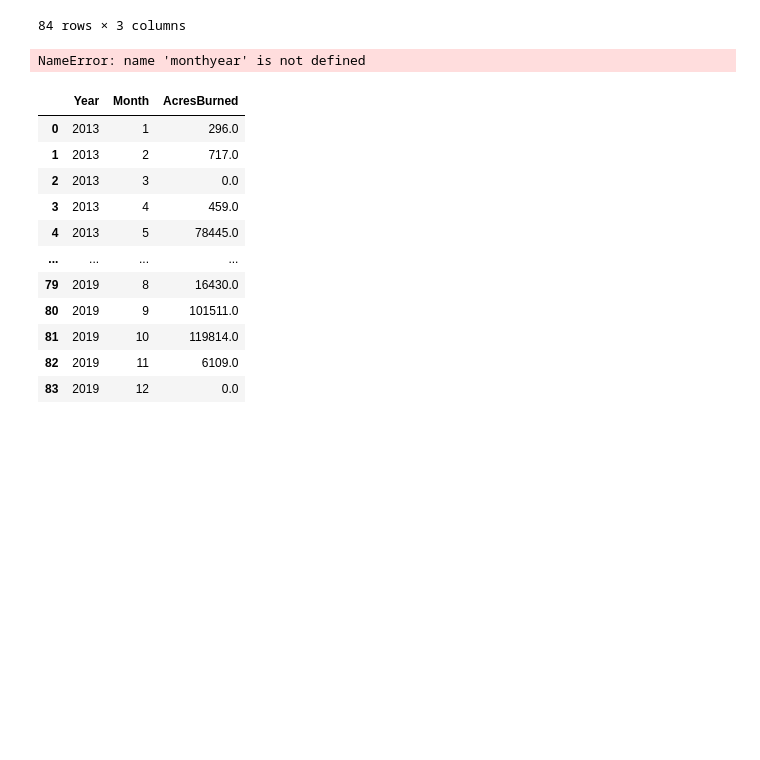
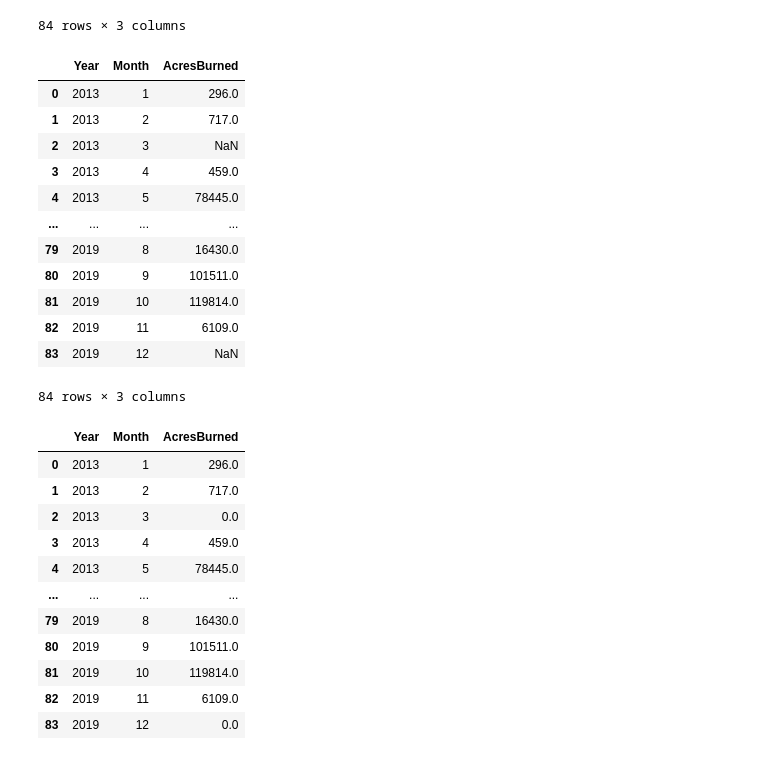
Before and after one commit to stanford-mse-125/demos, a Jupyter notebook: fires.ipynb, the cells around one changed output. Cells and saved outputs as stored; diff of their text form; code cells hidden in the pictures; blank space fills up the shorter version.

```diff
--- a/fires.ipynb
+++ b/fires.ipynb
@@ -365,10 +365,22 @@ months_years
 # %%
 months_years = months_years.drop('key', axis=1)
 # %%
-fires_alltime = monthyear.merge(fires_bytime, on=['Year', 'Month'])
+fires_alltime = months_years.merge(fires_bytime, on=['Year', 'Month'], how='left')
 fires_alltime
 # %% [output]
+|  | Year | Month | AcresBurned |
+| 0 | 2013 | 1 | 296.0 |
+| 1 | 2013 | 2 | 717.0 |
+| 2 | 2013 | 3 | NaN |
+| 3 | 2013 | 4 | 459.0 |
+| 4 | 2013 | 5 | 78445.0 |
+| ... | ... | ... | ... |
+| 79 | 2019 | 8 | 16430.0 |
+| 80 | 2019 | 9 | 101511.0 |
+| 81 | 2019 | 10 | 119814.0 |
+| 82 | 2019 | 11 | 6109.0 |
+| 83 | 2019 | 12 | NaN |
-NameError: name 'monthyear' is not defined
+84 rows × 3 columns
 # %%
 # replace NaNs with zeros
 fires_alltime = fires_alltime.fillna(0)
```
Also changed, not shown: 7 other files.
